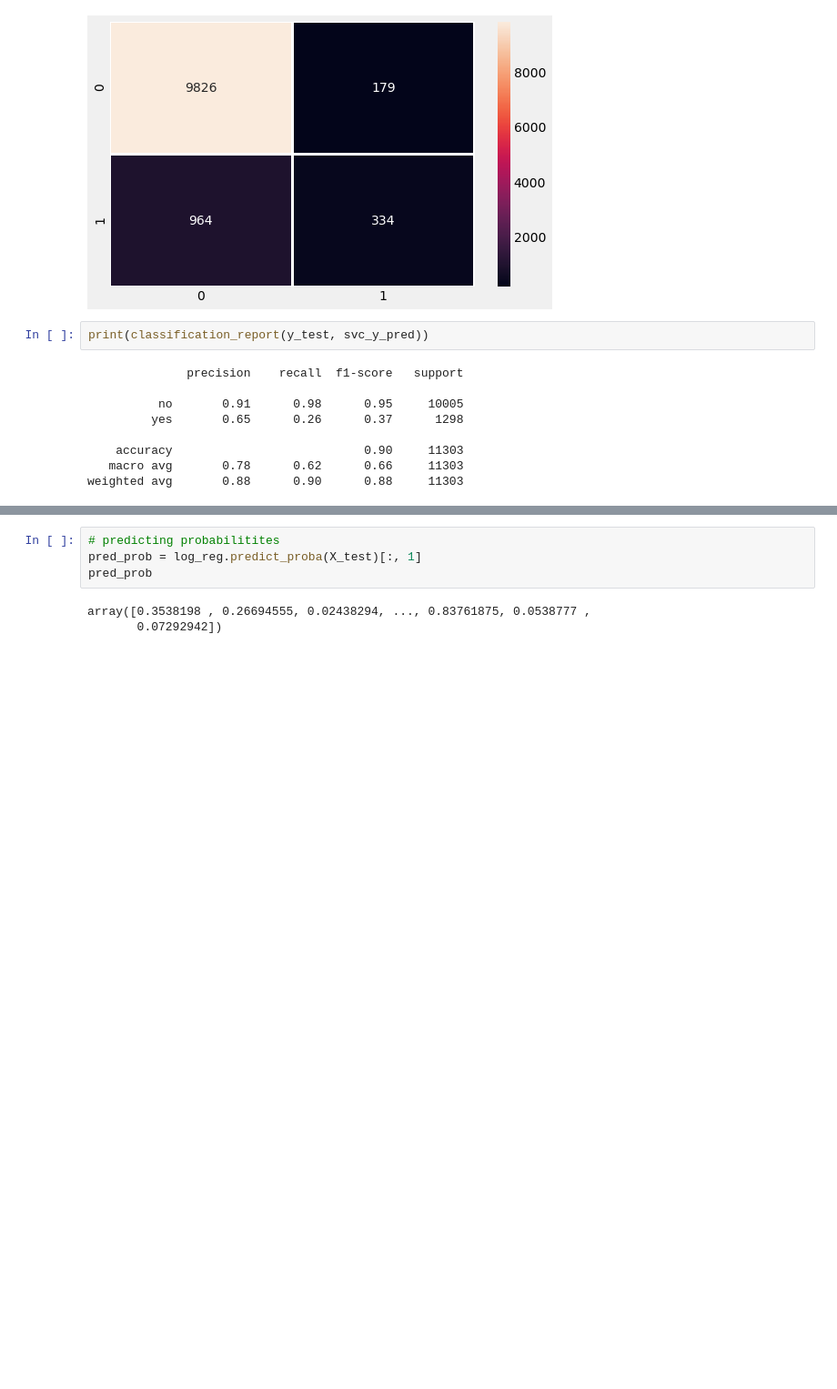
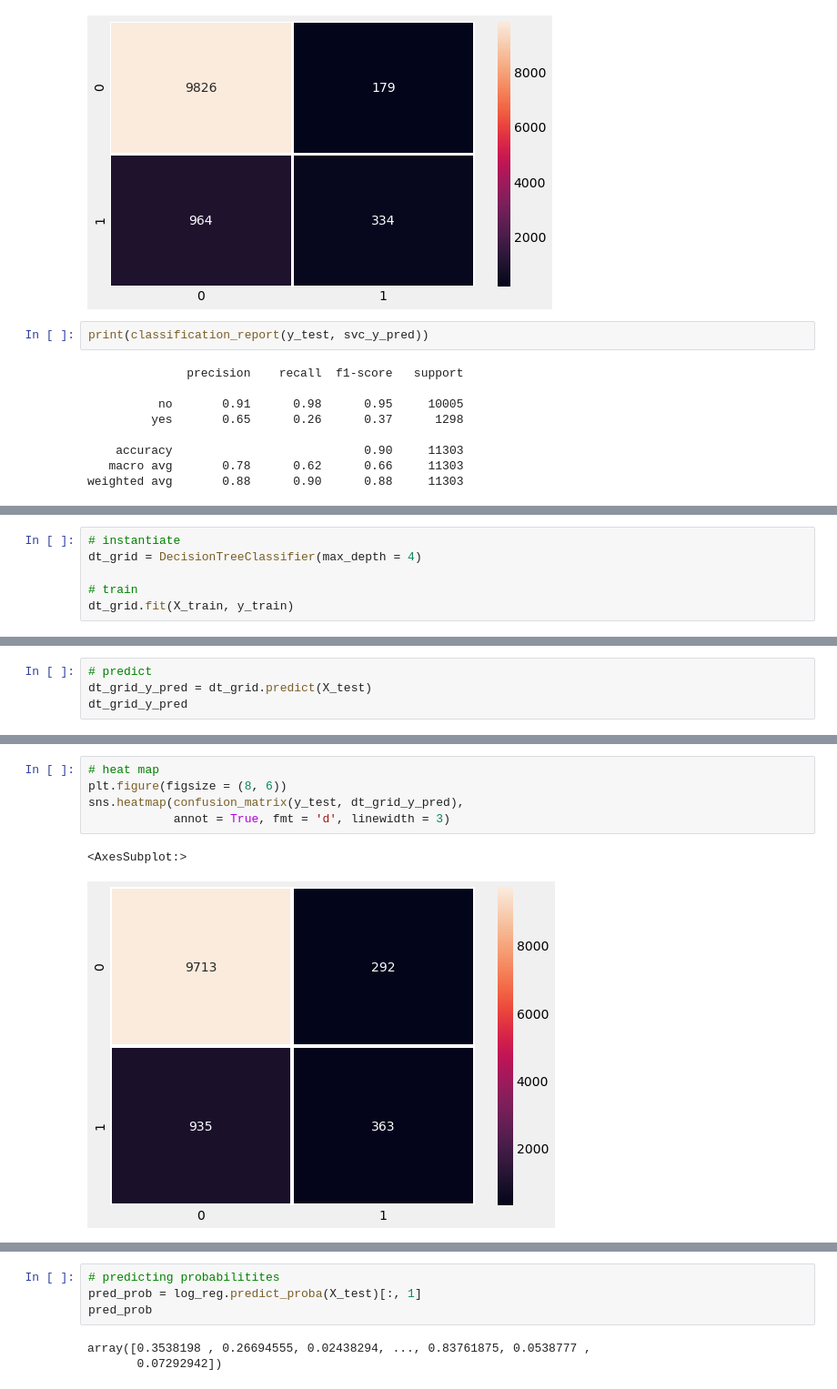
Before and after one commit to Campeone/Machine-Learning-Classification-Analysis, a Jupyter notebook: Bank marketing prediction/Bank marketing classification Analysis.ipynb, the cells around one changed output, grey strips where cells are left out. Shown at 91% size. Cells and saved outputs as stored; diff of their text form; blank space fills up the shorter version.

```diff
--- a/Bank marketing prediction/Bank marketing classification Analysis.ipynb
+++ b/Bank marketing prediction/Bank marketing classification Analysis.ipynb
@@ -536,0 +624,6 @@ weighted avg       0.88      0.89      0.88     11303
+# %%
+# instantiate
+dt_grid = DecisionTreeClassifier(max_depth = 4)
+
+# train
+dt_grid.fit(X_train, y_train)
@@ -536,0 +632,4 @@ weighted avg       0.88      0.89      0.88     11303
+# %%
+# predict
+dt_grid_y_pred = dt_grid.predict(X_test)
+dt_grid_y_pred
@@ -536,0 +658,8 @@ weighted avg       0.88      0.89      0.88     11303
+# %%
+# heat map
+plt.figure(figsize = (8, 6))
+sns.heatmap(confusion_matrix(y_test, dt_grid_y_pred),
+            annot = True, fmt = 'd', linewidth = 3)
+# %% [output]
+<AxesSubplot:>
+[figure, added]
```
Also changed, not shown: parts of 41 cells of this notebook.
